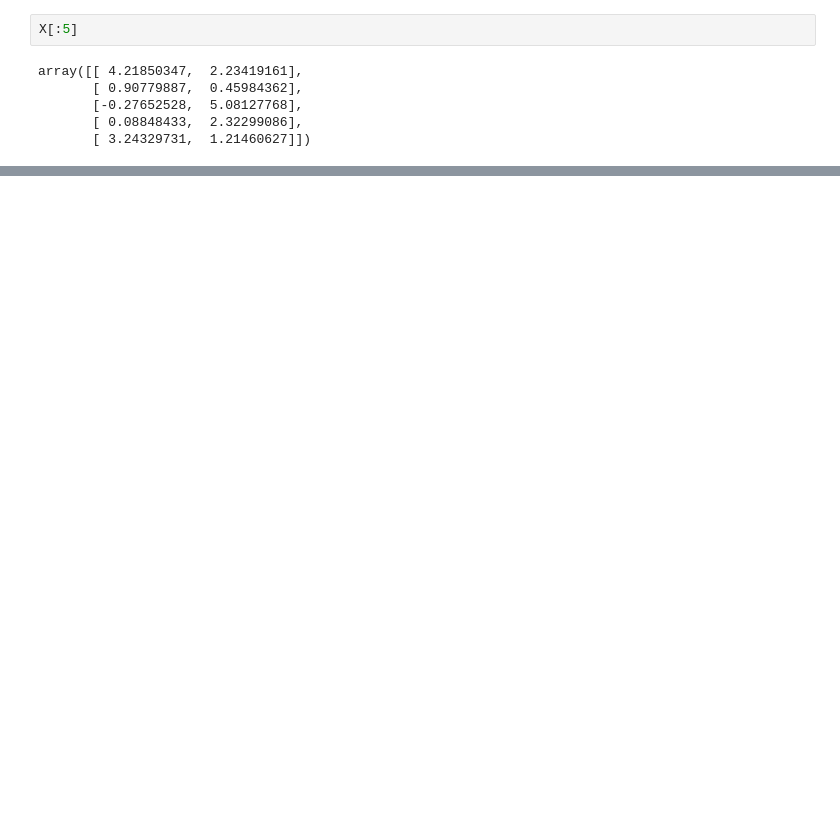
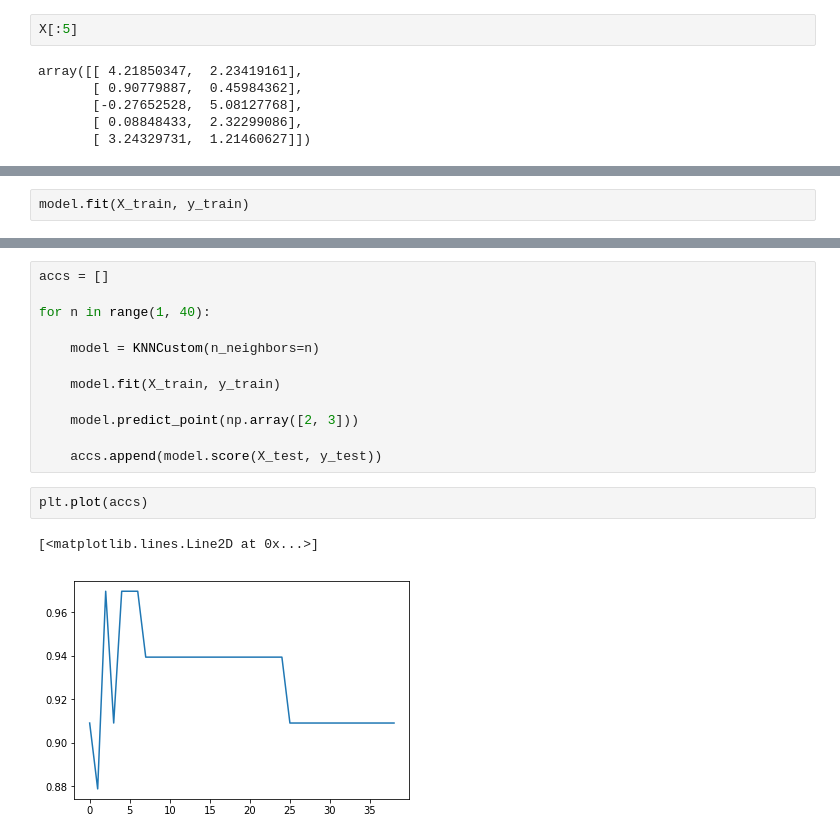
Before and after one commit to coding-blocks-archives/Data-Noida-2020-Train, a Jupyter notebook: lecture_30/Untitled.ipynb, the cells around one changed output, grey strips where cells are left out. Saved outputs shown, nothing was run; the diff lists cells and outputs as text; blank space fills up the shorter version.

```diff
--- a/lecture_30/Untitled.ipynb
+++ b/lecture_30/Untitled.ipynb
@@ -37,0 +44,2 @@ plt.scatter(nearest[:, 0], nearest[:, 1])
+# %%
+model.fit(X_train, y_train)
@@ -37,0 +96,17 @@ plt.scatter(nearest[:, 0], nearest[:, 1])
+# %%
+accs = []
+
+for n in range(1, 40):
+
+    model = KNNCustom(n_neighbors=n)
+
+    model.fit(X_train, y_train)
+
+    model.predict_point(np.array([2, 3]))
+
+    accs.append(model.score(X_test, y_test))
+# %%
+plt.plot(accs)
+# %% [output]
+[<matplotlib.lines.Line2D at 0x...>]
+[figure, added]
```
Also changed, not shown: parts of 13 cells of this notebook, 3 other files.
